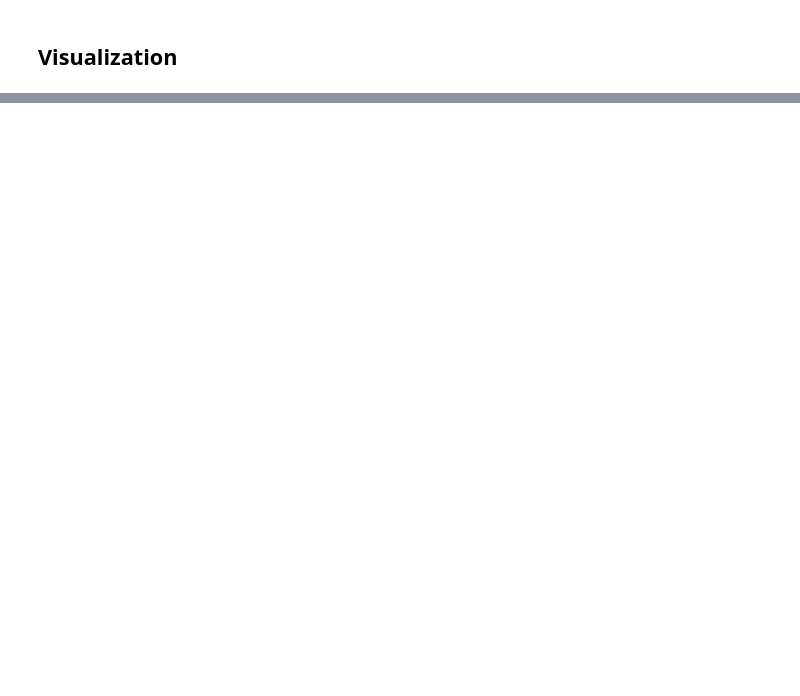
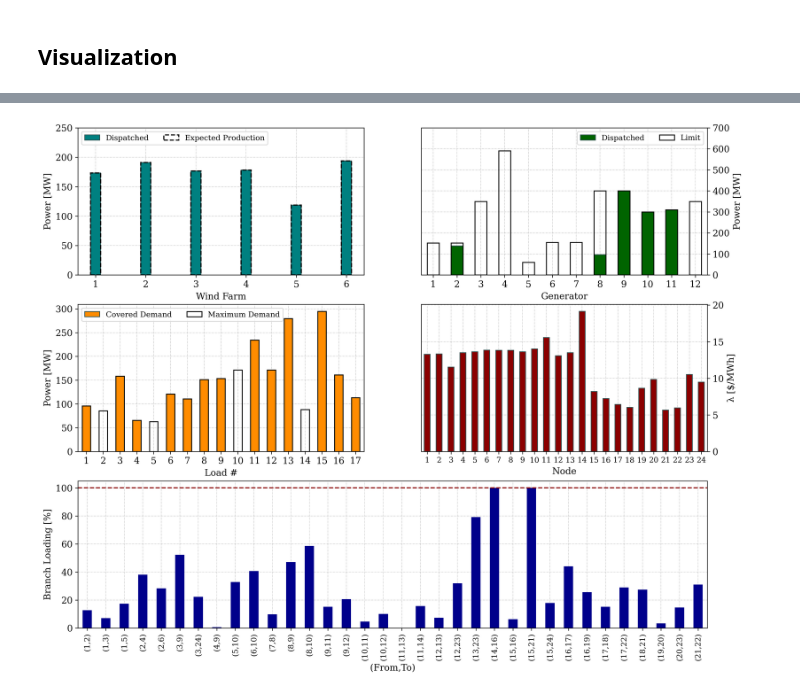
Before and after one commit to Hvid1999/46755, a Jupyter notebook: Assignment 1/task_4.ipynb, the cells around one changed output, grey strips where cells are left out. Drawn from its saved outputs; the diff is of its cells as text; code cells hidden in the pictures; blank space fills up the shorter version.

```diff
--- a/Assignment 1/task_4.ipynb
+++ b/Assignment 1/task_4.ipynb
@@ -451,0 +437,78 @@ plt.show()
+# %%
+plot_hour = 12
+# %%
+fig = plt.figure(figsize=( 15 , 12 ) , dpi=300) # Create the figure
+gs = fig.add_gridspec(3, 2)
+ax = []
+
+ax.append(fig.add_subplot(gs[0, 0]))
+ax.append(fig.add_subplot(gs[0, 1]))
+ax.append(fig.add_subplot(gs[1, 0]))
+ax.append(fig.add_subplot(gs[1, 1]))
+ax.append(fig.add_subplot(gs[2, :]))
+
+flow_results = results[plot_hour]['flow'].copy(deep=True)
+load_results = results[plot_hour]['demand'].copy(deep=True)
+load_results['p_D'] = load_results['p_D'] * S_BASE_MVA
+generator_outputs = results[plot_hour]['gen'].copy(deep=True)
+generator_outputs['p_G'] = generator_outputs['p_G'] * S_BASE_MVA
+lambda_results = results[plot_hour]['lambda'].copy(deep=True)
+wind_data_formatted = wind_data.iloc[plot_hour, :].reset_index(drop=True).to_frame().rename(columns={plot_hour: 'Expected Production'})
+
+#========== Plot wind farm results ==========
+(generator_outputs.loc[generator_outputs.Type == 'Wind','p_G']).plot(kind='bar', ax=ax[0], color='teal', width=0.2, label='Dispatched', edgecolor='darkslategrey')
+wind_data_formatted.plot(kind='bar', ax=ax[0], width=0.2, edgecolor='black', linestyle='--', fill=False, linewidth=1.5, label='Expected Production')
+ax[0].set_ylabel('Power [MW]')
+ax[0].set_xlabel('Wind Farm')
+ax[0].set_xticks(ticks = np.arange(0, GW), labels = np.arange(1, GW + 1), fontsize=12, rotation = 0)
+ax[0].legend(loc='upper left', ncol=2, fontsize=10)
+ax[0].set_ylim([0,250])
+
+#========== Plot conventional generator results ==========
+(generator_outputs.loc[generator_outputs.Type == 'Conventional','p_G']).plot(kind='bar', ax=ax[1], color='darkgreen', label='Dispatched', edgecolor='darkslategrey')
+gen_data['P max MW'].plot(kind='bar', ax=ax[1], edgecolor='black', linestyle='-', fill=False, linewidth=1.2, label='Limit')
+ax[1].yaxis.tick_right()
+ax[1].yaxis.set_label_position("right")
+ax[1].set_ylabel('Power [MW]')
+ax[1].set_xlabel('Generator')
+ax[1].set_xticks(ticks = np.arange(0, GC), labels = np.arange(1, GC + 1), fontsize=12, rotation = 0)
+ax[1].legend(loc='upper right', ncol=2, fontsize=10)
+ax[1].set_ylim([0,700])
+
+#========== Plot lambda results ==========
+lambda_results.plot(kind='bar', ax=ax[3], color='darkred', edgecolor='darkslategrey', legend=False)
+ax[3].yaxis.tick_right()
+ax[3].yaxis.set_label_position("right")
+ax[3].set_ylabel('\u03bb [$/MWh]')
+ax[3].set_xlabel('Node')
+ax[3].set_xticks(ticks = np.arange(0, N), labels = np.arange(1, N + 1), fontsize=10, rotation = 0)
+
+#========== Plot load dispatch results ==========
+load_results['p_D'].plot(kind='bar', ax=ax[2], color='darkorange', label='Covered Demand', edgecolor='darkslategrey')
+load_results['Maximum Demand'].plot(kind='bar', ax=ax[2], edgecolor='black', linestyle='-', fill=False, linewidth=1.2, label='Maximum Demand')
+
+ax[2].set_ylabel('Power [MW]')
+ax[2].set_xlabel('Load #')
+ax[2].set_xticks(ticks = np.arange(0, D), labels = np.arange(1, D + 1), fontsize=12, rotation = 0)
+ax[2].legend(loc='upper left', ncol=2, fontsize=10)
+
+#========== Plot branch flow results ==========
+flow_labels = []
+
+for row in range(len(flow_results.index)):
+    label = '(' + str(flow_results.iloc[row, 0] + 1) + ',' + str(flow_results.iloc[row, 1] + 1) + ')'
+    flow_labels.append(label)
+
+flow_results['Loading Percentage'].plot(kind='bar', ax=ax[4], color='darkblue')
+ax[4].axhline(100, color='darkred', linestyle='--')
+ax[4].set_ylabel('Branch Loading [%]')
+ax[4].set_xlabel('(From,To)')
+ax[4].set_xticks(ticks = np.arange(0, len(flow_labels), 1), labels = flow_labels, fontsize=10)
+
+for k in range(len(ax)):
+    ax[k].spines[['right', 'top']].set_visible(True)
+    ax[k].set_axisbelow(True)
+
+plt.show()
+# %% [output]
+[figure, added]
```
Also changed, not shown: parts of 6 cells of this notebook.
